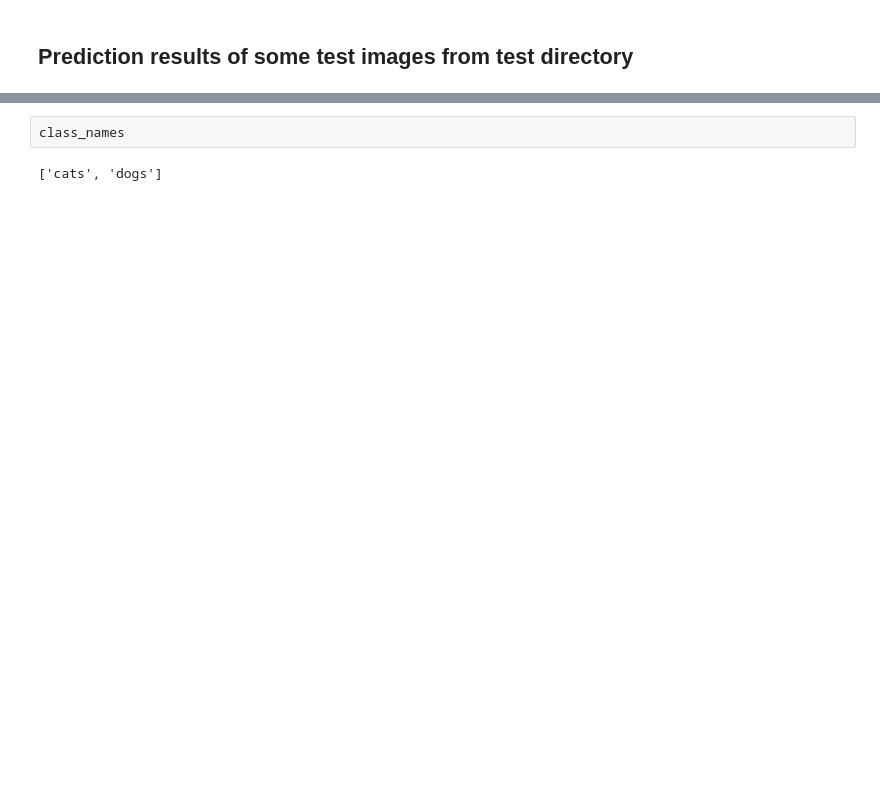
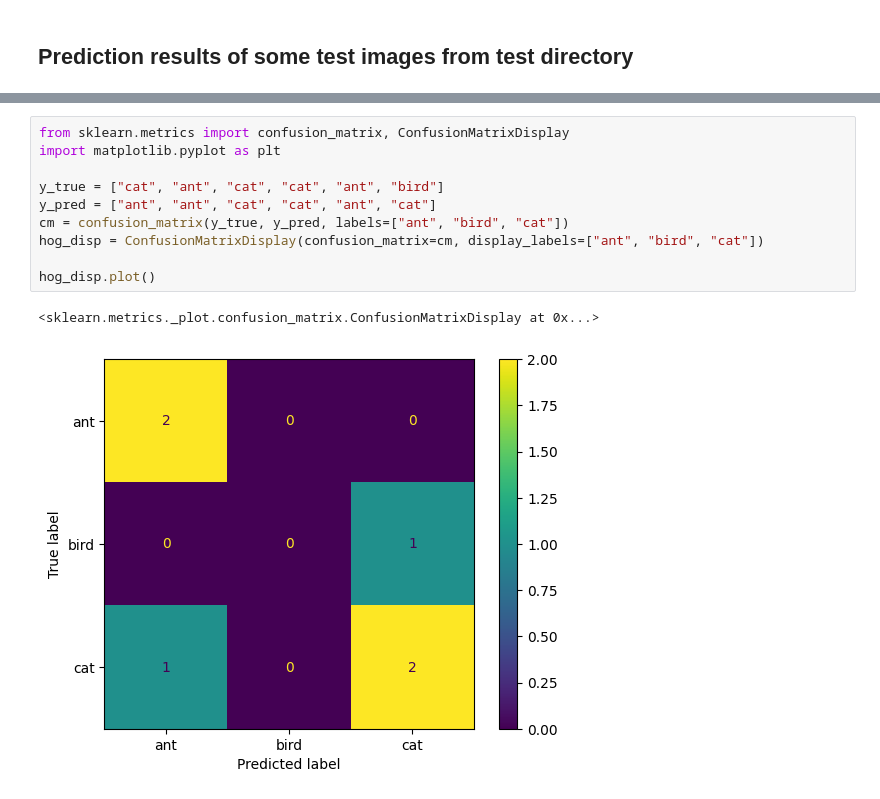
Before and after one commit to christianceb/intelligent-systems, a Jupyter notebook: cnn/wk9-local.ipynb, the cells around one changed output, grey strips where cells are left out. Drawn from its saved outputs; the diff is of its cells as text; blank space fills up the shorter version.

Commit message:
WIP for a confusion matrix

```diff
--- a/cnn/wk9-local.ipynb
+++ b/cnn/wk9-local.ipynb
@@ -443,5 +439,14 @@ This image most likely belongs to dogs with a 99.83 percent confidence.
 ... (8 outputs left out)
-# %%
-class_names
-# %% [output]
-['cats', 'dogs']
+# %%
+from sklearn.metrics import confusion_matrix, ConfusionMatrixDisplay
+import matplotlib.pyplot as plt
+
+y_true = ["cat", "ant", "cat", "cat", "ant", "bird"]
+y_pred = ["ant", "ant", "cat", "cat", "ant", "cat"]
+cm = confusion_matrix(y_true, y_pred, labels=["ant", "bird", "cat"])
+hog_disp = ConfusionMatrixDisplay(confusion_matrix=cm, display_labels=["ant", "bird", "cat"])
+
+hog_disp.plot()
+# %% [output]
+<sklearn.metrics._plot.confusion_matrix.ConfusionMatrixDisplay at 0x...>
+[figure, added]
```
Also changed, not shown: parts of 13 cells of this notebook, 1 other file.
